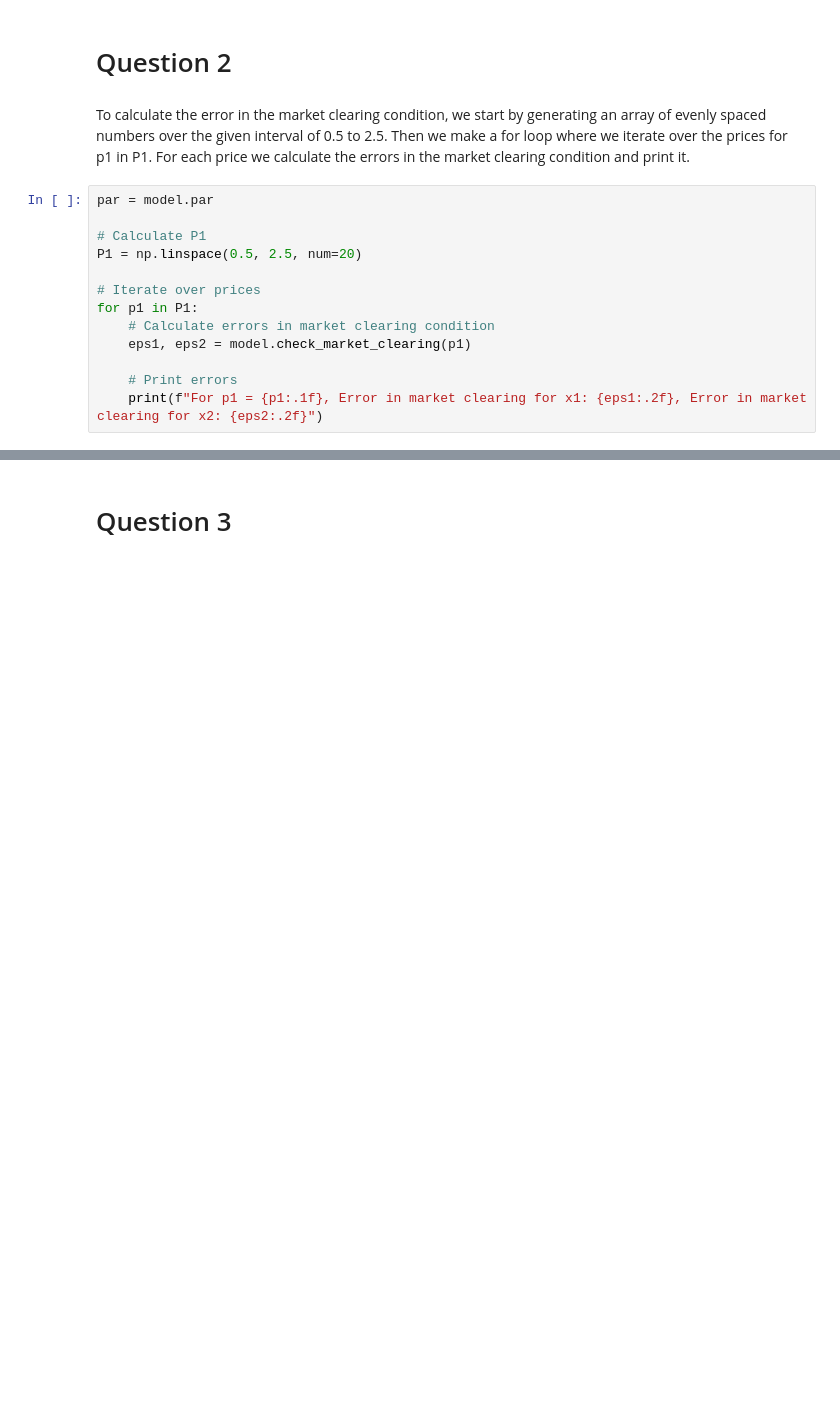
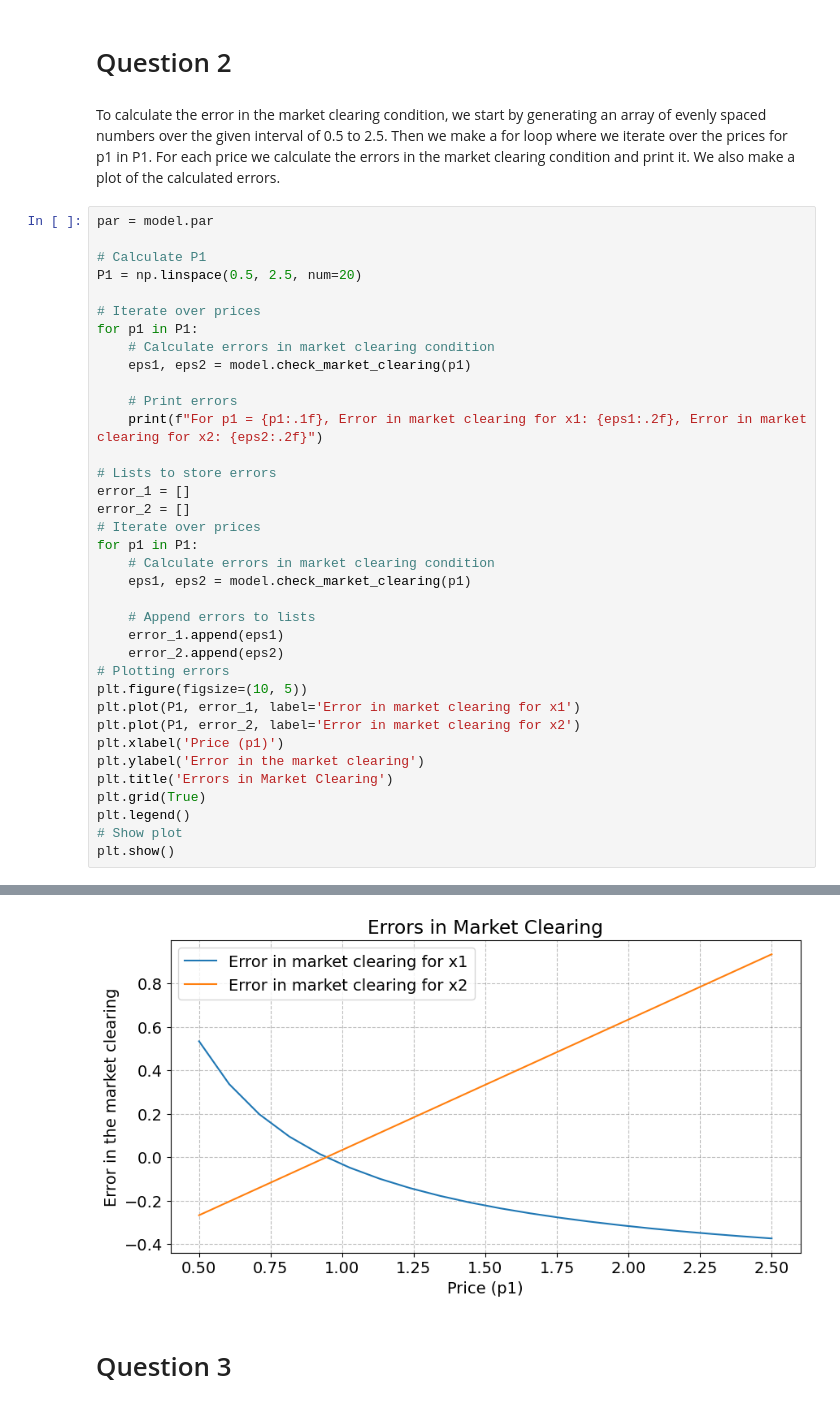
Before and after one commit to NumEconCopenhagen/projects-2024-sarah-og-pernille, a Jupyter notebook: inauguralproject/inauguralproject.ipynb, the cells around one changed output, grey strips where cells are left out. Saved outputs shown, nothing was run; the diff lists cells and outputs as text; blank space fills up the shorter version.

```diff
--- a/inauguralproject/inauguralproject.ipynb
+++ b/inauguralproject/inauguralproject.ipynb
@@ -88,7 +88,7 @@ The blue area in the Edgeworth box above contains the allocations which are Pare
 # %% [markdown]
 # Question 2
 # %% [markdown]
-To calculate the error in the market clearing condition, we start by generating an array of evenly spaced numbers over the given interval of 0.5 to 2.5. Then we make a for loop where we iterate over the prices for p1 in P1. For each price we calculate the errors in the market clearing condition and print it.
+To calculate the error in the market clearing condition, we start by generating an array of evenly spaced numbers over the given interval of 0.5 to 2.5. Then we make a for loop where we iterate over the prices for p1 in P1. For each price we calculate the errors in the market clearing condition and print it. We also make a plot of the calculated errors.
 # %%
 par = model.par
 
@@ -96,33 +96,57 @@ par = model.par
 P1 = np.linspace(0.5, 2.5, num=20)
 
 # Iterate over prices
 for p1 in P1:
     # Calculate errors in market clearing condition
     eps1, eps2 = model.check_market_clearing(p1)
 
     # Print errors
     print(f"For p1 = {p1:.1f}, Error in market clearing for x1: {eps1:.2f}, Error in market clearing for x2: {eps2:.2f}")
+
+# Lists to store errors
+error_1 = []
+error_2 = []
+# Iterate over prices
+for p1 in P1:
+    # Calculate errors in market clearing condition
+    eps1, eps2 = model.check_market_clearing(p1)
+
+    # Append errors to lists
+    error_1.append(eps1)
+    error_2.append(eps2)
+# Plotting errors
+plt.figure(figsize=(10, 5))
+plt.plot(P1, error_1, label='Error in market clearing for x1')
+plt.plot(P1, error_2, label='Error in market clearing for x2')
+plt.xlabel('Price (p1)')
+plt.ylabel('Error in the market clearing')
+plt.title('Errors in Market Clearing')
+plt.grid(True)
+plt.legend()
+# Show plot
+plt.show()
 # %% [output]
 For p1 = 0.5, Error in market clearing for x1: 0.53, Error in market clearing for x2: -0.27
 For p1 = 0.6, Error in market clearing for x1: 0.34, Error in market clearing for x2: -0.20
 For p1 = 0.7, Error in market clearing for x1: 0.20, Error in market clearing for x2: -0.14
 For p1 = 0.8, Error in market clearing for x1: 0.09, Error in market clearing for x2: -0.08
 For p1 = 0.9, Error in market clearing for x1: 0.02, Error in market clearing for x2: -0.01
 For p1 = 1.0, Error in market clearing for x1: -0.05, Error in market clearing for x2: 0.05
 For p1 = 1.1, Error in market clearing for x1: -0.10, Error in market clearing for x2: 0.11
 For p1 = 1.2, Error in market clearing for x1: -0.14, Error in market clearing for x2: 0.18
 For p1 = 1.3, Error in market clearing for x1: -0.18, Error in market clearing for x2: 0.24
 For p1 = 1.4, Error in market clearing for x1: -0.21, Error in market clearing for x2: 0.30
 For p1 = 1.6, Error in market clearing for x1: -0.24, Error in market clearing for x2: 0.36
 For p1 = 1.7, Error in market clearing for x1: -0.26, Error in market clearing for x2: 0.43
 For p1 = 1.8, Error in market clearing for x1: -0.28, Error in market clearing for x2: 0.49
 For p1 = 1.9, Error in market clearing for x1: -0.30, Error in market clearing for x2: 0.55
 For p1 = 2.0, Error in market clearing for x1: -0.31, Error in market clearing for x2: 0.62
 For p1 = 2.1, Error in market clearing for x1: -0.33, Error in market clearing for x2: 0.68
 For p1 = 2.2, Error in market clearing for x1: -0.34, Error in market clearing for x2: 0.74
 For p1 = 2.3, Error in market clearing for x1: -0.35, Error in market clearing for x2: 0.81
 For p1 = 2.4, Error in market clearing for x1: -0.36, Error in market clearing for x2: 0.87
 For p1 = 2.5, Error in market clearing for x1: -0.37, Error in market clearing for x2: 0.93
+[figure, added]
 # %% [markdown]
 # Question 3
 # %% [markdown]
```
Also changed, not shown: parts of 2 cells of this notebook.
